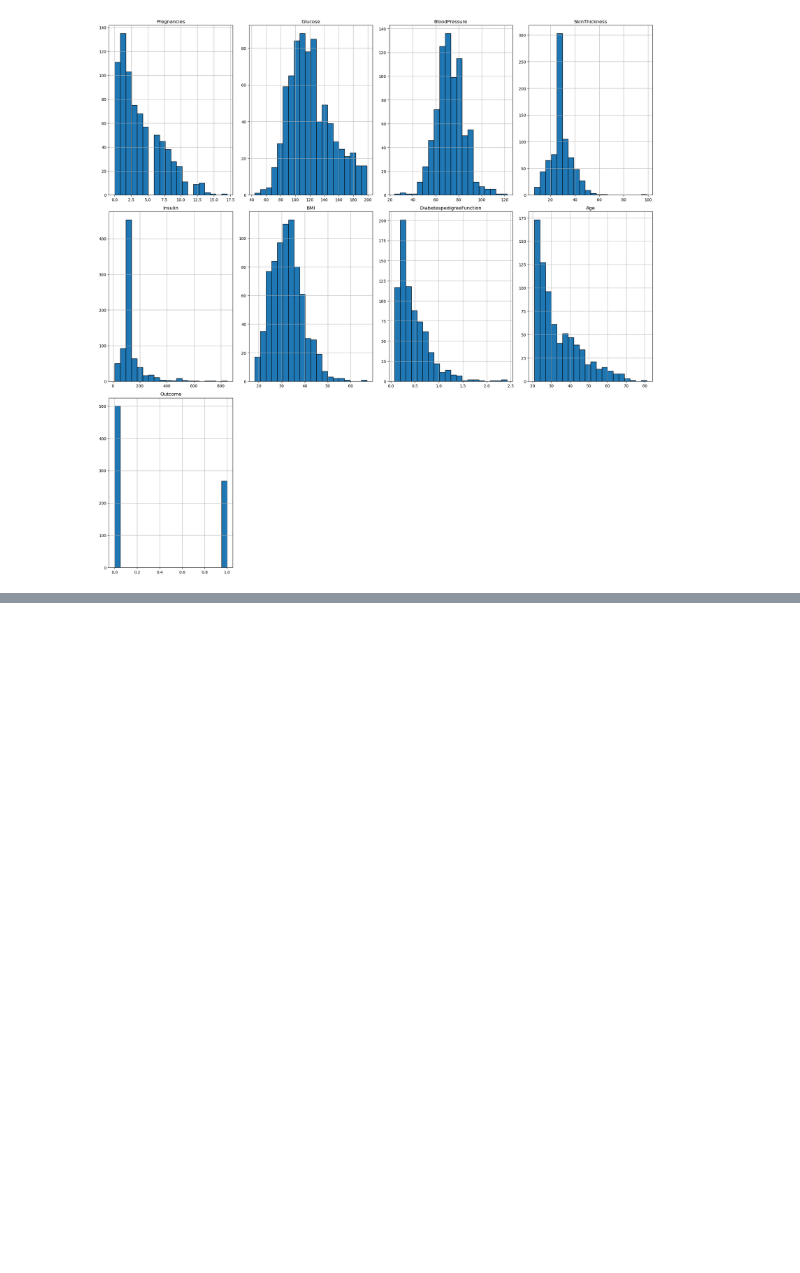
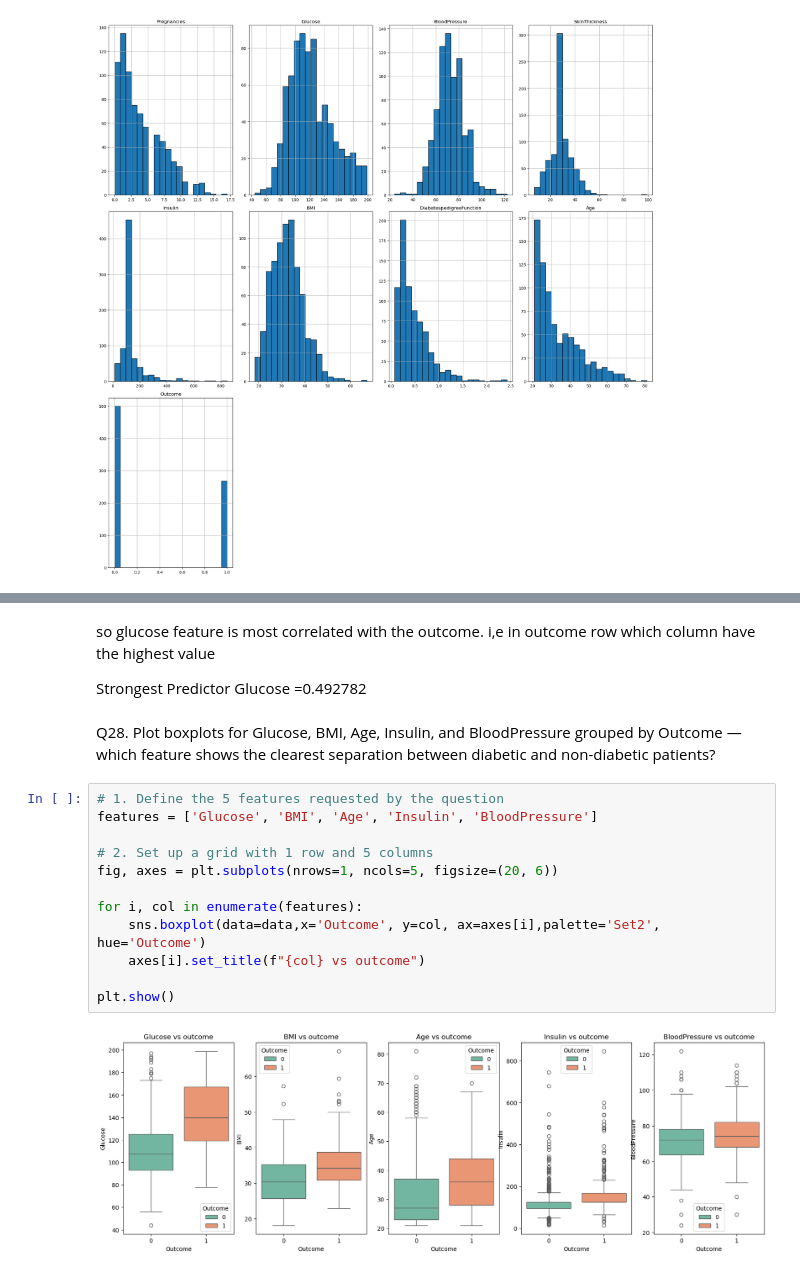
Before and after one commit to bikashsahani/diabetes-patient-eda, a Jupyter notebook: Diabetes_patient_EDA_project.ipynb, the cells around one changed output, grey strips where cells are left out. Cells and saved outputs as stored; diff of their text form; blank space fills up the shorter version.

```diff
--- a/Diabetes_patient_EDA_project.ipynb
+++ b/Diabetes_patient_EDA_project.ipynb
@@ -587,0 +608,20 @@ plt.show()
+# %% [markdown]
+so glucose feature is most correlated with the outcome. i,e in outcome row which column have the highest value
+
+Strongest Predictor Glucose =0.492782
+# %% [markdown]
+Q28. Plot boxplots for Glucose, BMI, Age, Insulin, and BloodPressure grouped by Outcome — which feature shows the clearest separation between diabetic and non-diabetic patients?
+# %%
+# 1. Define the 5 features requested by the question
+features = ['Glucose', 'BMI', 'Age', 'Insulin', 'BloodPressure']
+
+# 2. Set up a grid with 1 row and 5 columns
+fig, axes = plt.subplots(nrows=1, ncols=5, figsize=(20, 6))
+
+for i, col in enumerate(features):
+    sns.boxplot(data=data,x='Outcome', y=col, ax=axes[i],palette='Set2', hue='Outcome')
+    axes[i].set_title(f"{col} vs outcome")
+
+plt.show()
+# %% [output]
+[figure, added]
```
Also changed, not shown: parts of 28 cells of this notebook.
